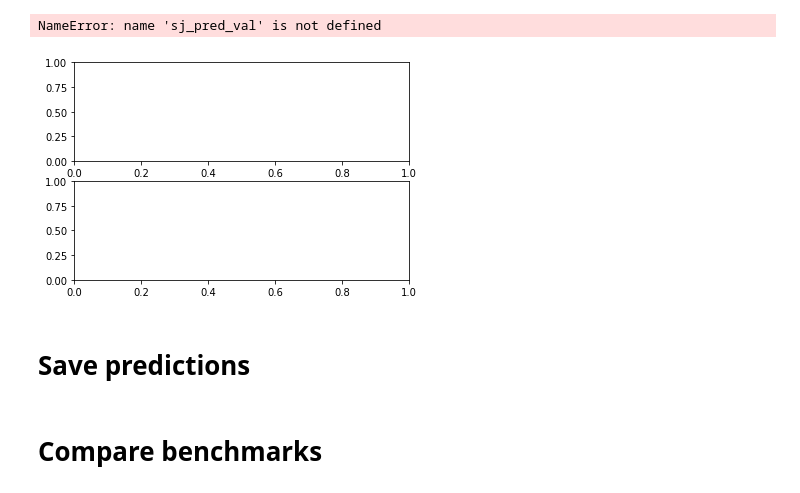
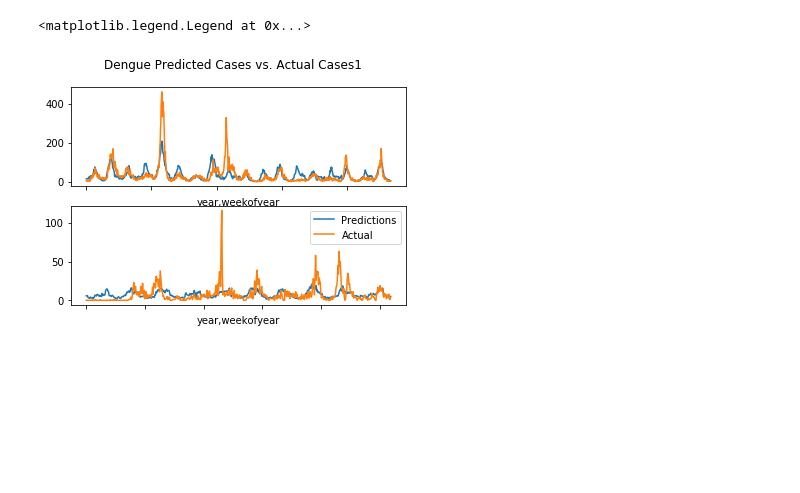
Before and after one commit to chamathabeysinghe/DengueML, a Jupyter notebook: NegativeBinomial.ipynb, the cells around one changed output. Drawn from its saved outputs; the diff is of its cells as text; code cells hidden in the pictures; blank space fills up the shorter version.

```diff
--- a/NegativeBinomial.ipynb
+++ b/NegativeBinomial.ipynb
@@ -3,12 +1,29 @@
 # %%
+%matplotlib inline
+
 import pandas as pd
 import numpy as np
+
+from matplotlib import pyplot as plt
+import seaborn as sns
+import statsmodels.api as sm
+
 from sklearn.ensemble import RandomForestRegressor
 from sklearn.metrics import mean_absolute_error
-from matplotlib import pyplot as plt
 from sklearn.model_selection import train_test_split
-import statsmodels.api as sm
+from sklearn.preprocessing import Imputer
 
-# just for the sake of this blog post!
+from statsmodels.tools import eval_measures
+import statsmodels.formula.api as smf
+
+
 from warnings import filterwarnings
 filterwarnings('ignore')
+
+folder_path = './data/'
+
+t_features = pd.read_csv('data/train_features.csv', index_col=[0,1,2])
+t_labels = pd.read_csv('data/train_labels.csv', index_col=[0,1,2])
+
+print(t_labels.groupby('city').count())
+# print(t_labels.head())
@@ -171,19 +182,19 @@ best score =  59.738461538461536
 # %%
 figs, axes = plt.subplots(nrows=2, ncols=1)
 
 # plot sj
-pd.DataFrame(sj_pred_val).plot(ax=axes[0], label="Predictions")
-sj_test_y.plot(ax=axes[0], label="Actual")
+sj_train['fitted'] = sj_best_final_model.predict(sj_train)
+sj_train.fitted.plot(ax=axes[0], label="Predictions")
+sj_train.total_cases.plot(ax=axes[0], label="Actual")
 
 # plot iq
-pd.DataFrame(iq_pred_val).plot(ax=axes[1], label="Predictions")
-iq_test_y.plot(ax=axes[1], label="Actual")
+iq_train['fitted'] = iq_best_final_model.predict(iq_train)
+iq_train.fitted.plot(ax=axes[1], label="Predictions")
+iq_train.total_cases.plot(ax=axes[1], label="Actual")
 
-plt.suptitle("Dengue Predicted Cases vs. Actual Cases")
+plt.suptitle("Dengue Predicted Cases vs. Actual Cases1")
 plt.legend()
 # %% [output]
-NameError: name 'sj_pred_val' is not defined
+<matplotlib.legend.Legend at 0x...>
-[figure, old version]
+[figure, new version]
-# %% [markdown]
-# Save predictions
 # %%
@@ -201,2 +217,0 @@ submission.to_csv("./results/2_submission_latest.csv")
-# %% [markdown]
-# Compare benchmarks
```
Also changed, not shown: parts of 14 cells of this notebook, 1 other file.
